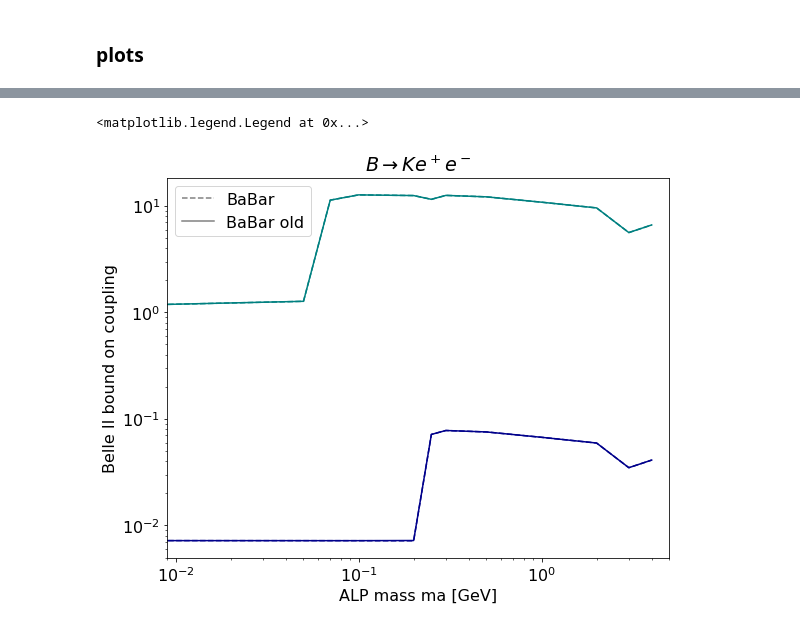
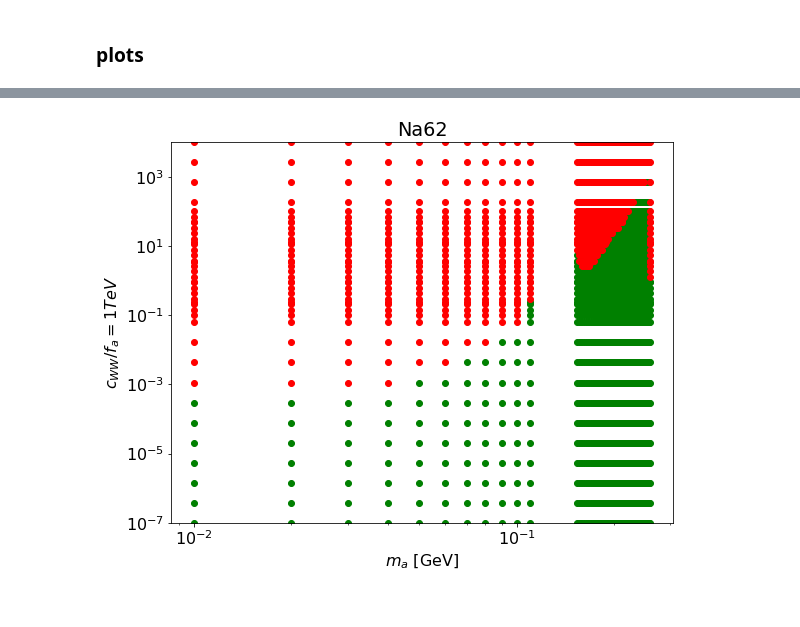
Before and after one commit to anasthesia/alps-BelleII, a Jupyter notebook: python/alps-visible-bounds.ipynb, the cells around one changed output, grey strips where cells are left out. Saved outputs shown, nothing was run; the diff lists cells and outputs as text; code cells hidden in the pictures.

```diff
--- a/python/alps-visible-bounds.ipynb
+++ b/python/alps-visible-bounds.ipynb
@@ -835,33 +878,21 @@ ax.set_xticklabels(map(lambda x: f"{x:0.4}", xtlabels));
-# %%
-fig, ax = plt.subplots(figsize=(9, 7))
-
-ax.plot(BaBarBounds[:,0],BaBarBounds[:,2],c="darkblue", ls='--')
-ax.plot(BaBarBounds[:,0],BaBarBounds[:,3],c="teal", ls='--')
-# ax.plot(BaBarBounds[:,0],BaBarBounds[:,3],c="seagreen", ls='--')
-
-ax.plot(BaBarBoundsOld[:,0],BaBarBoundsOld[:,2],c="darkblue", ls='-')
-ax.plot(BaBarBoundsOld[:,0],BaBarBoundsOld[:,3],c="teal", ls='-')
-# ax.plot(BaBarBoundsOld[:,0],BaBarBoundsOld[:,3],c="seagreen", ls='-')
-
-ax.set_title('$B\\rightarrow K e^+ e^-$')
-
-ax.set_xlabel('ALP mass ma [GeV]')
-ax.set_ylabel('Belle II bound on coupling')
-ax.set_xscale('log')
-ax.set_yscale('log')
-ax.set_xlim(9*10**-3, 5)
-
-handles, labels = ax.get_legend_handles_labels()
-babar= mlines.Line2D([], [], color='gray', linestyle='--',
-                          markersize=15, label='BaBar')
-
-babarOld= mlines.Line2D([], [], color='gray', linestyle='-',
-                          markersize=15, label='BaBar old')
-
-handles.append(babar)
-handles.append(babarOld)
-
-ax.legend(handles=handles)
-# %% [output]
-<matplotlib.legend.Legend at 0x...>
-[figure, removed]
+# %%
+plt.figure(figsize=(9, 7))
+
+
+plotAllAllowed("output/m-tau-c-BRKtoPia-cWW_combined.dat",0,2)
+#plotWhiteRegions(10**(3))
+
+plt.title('Na62')
+plt.xlabel('$m_a$ [GeV]')
+#plt.xlim(0.2,0.2)
+plt.ylabel('$c_{WW}/f_a=1 TeV$')
+
+# plt.xlim(9*10**-3, 4)
+plt.ylim(10**-7, 10**4)
+
+plt.xscale("log")
+plt.yscale("log")
+
+plt.savefig('plots/Na62_cWW_bound_oldAlps.png', dpi=300, bbox_inches='tight')
+# %% [output]
+[figure, added]
```
Also changed, not shown: parts of 44 cells of this notebook, 7 other files.
